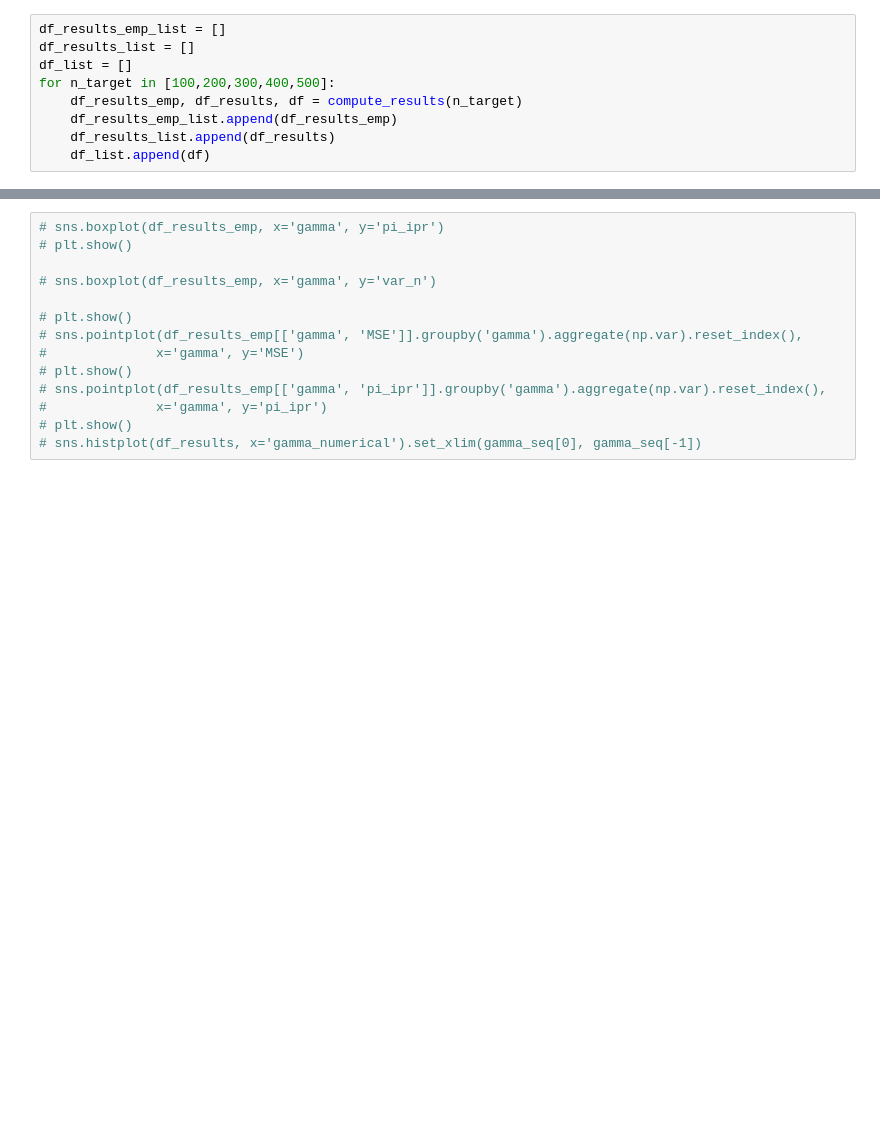
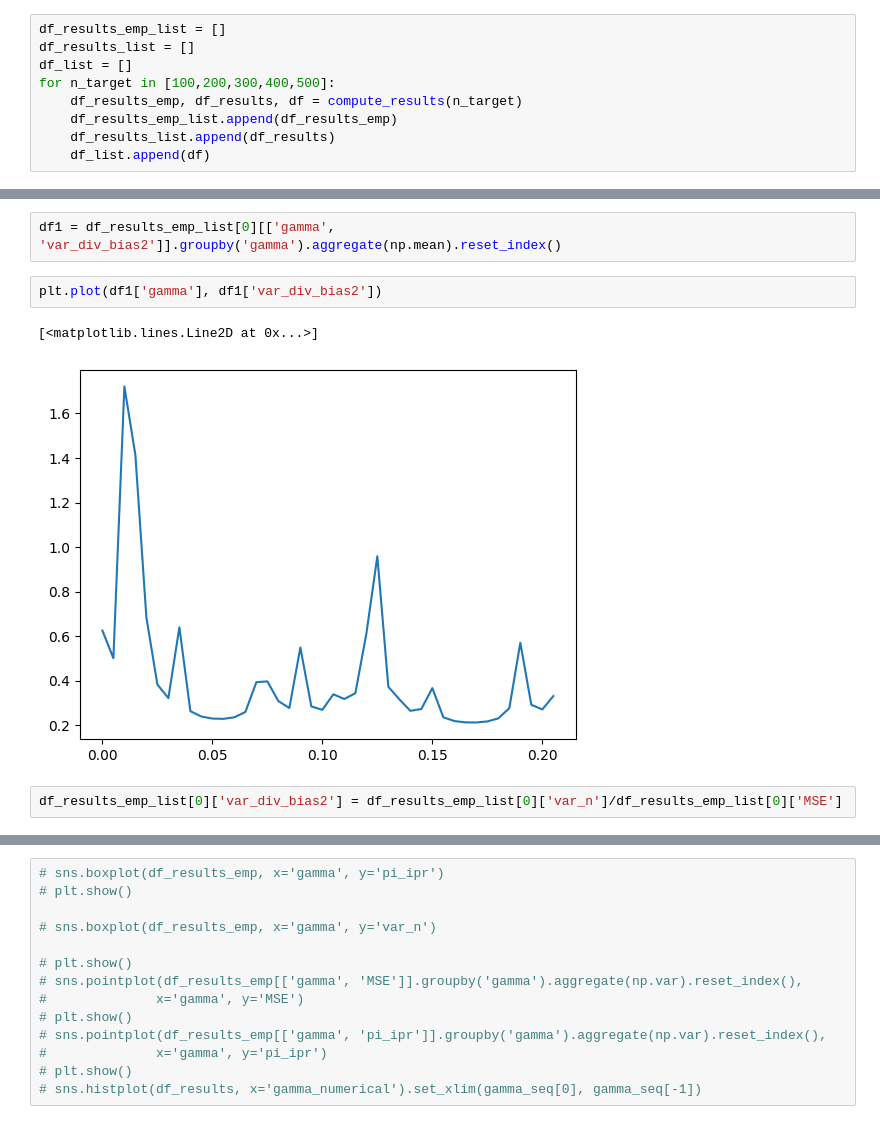
Before and after one commit to lazeckam/RHKS_label_shift, a Jupyter notebook: 10_gamma_selectionn_plots.ipynb, the cells around one changed output, grey strips where cells are left out. Drawn from its saved outputs; the diff is of its cells as text; blank space fills up the shorter version.

```diff
--- a/10_gamma_selectionn_plots.ipynb
+++ b/10_gamma_selectionn_plots.ipynb
@@ -122,0 +141,9 @@ array([5.0000e-05, 5.0500e-03, 1.0050e-02, 1.5050e-02, 2.0050e-02,
+# %%
+df1 = df_results_emp_list[0][['gamma', 'var_div_bias2']].groupby('gamma').aggregate(np.mean).reset_index()
+# %%
+plt.plot(df1['gamma'], df1['var_div_bias2'])
+# %% [output]
+[<matplotlib.lines.Line2D at 0x...>]
+[figure, added]
+# %%
+df_results_emp_list[0]['var_div_bias2'] = df_results_emp_list[0]['var_n']/df_results_emp_list[0]['MSE']
```
Also changed, not shown: parts of 4 cells of this notebook.
